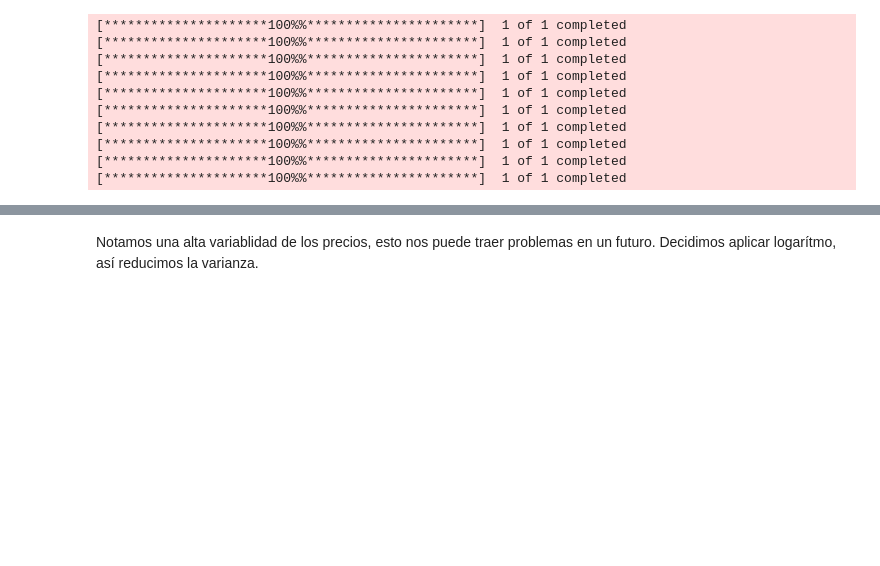
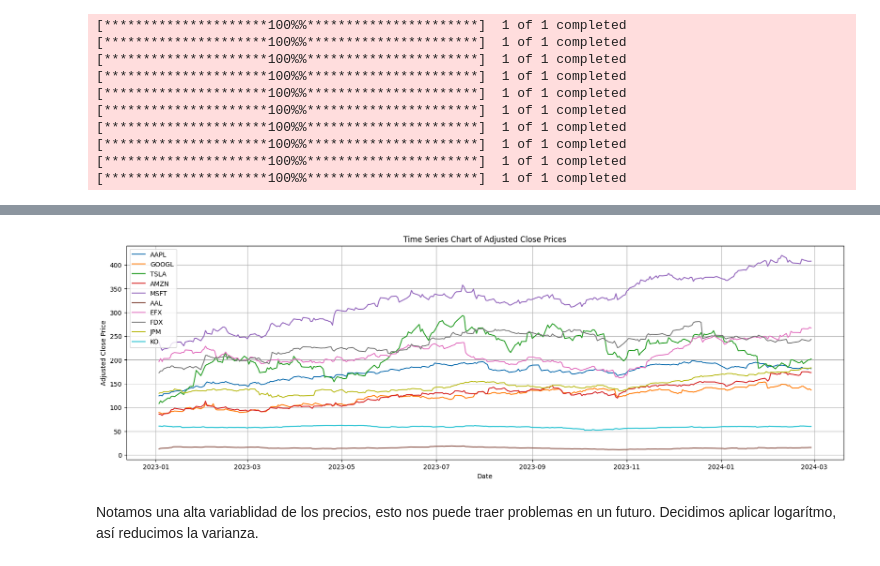
Before and after one commit to Moue224/Portafolio_inversion_Optimizacion_Multiobjetivo, a Jupyter notebook: Metodos.ipynb, the cells around one changed output, grey strips where cells are left out. Cells and saved outputs as stored; diff of their text form; code cells hidden in the pictures; blank space fills up the shorter version.

```diff
--- a/Metodos.ipynb
+++ b/Metodos.ipynb
@@ -134,6 +93,23 @@ fig.update_layout(
 fig.show()
 # %% [output]
 [interactive output not drawn]
+# %%
+plt.figure(figsize=(20, 6))
+
+for ticker in tickers:
+    plt.plot(adj_close_df.index, adj_close_df[ticker], label=ticker)
+
+
+plt.xlabel('Date')
+plt.ylabel('Adjusted Close Price')
+plt.title('Time Series Chart of Adjusted Close Prices')
+plt.legend()
+plt.grid(True)
+
+
+plt.show()
+# %% [output]
+[figure, added]
 # %% [markdown]
 Notamos una alta variablidad de los precios, esto nos puede traer problemas en un futuro. Decidimos aplicar logarítmo, así reducimos la varianza.
 # %%
```
Also changed, not shown: parts of 11 cells of this notebook.
